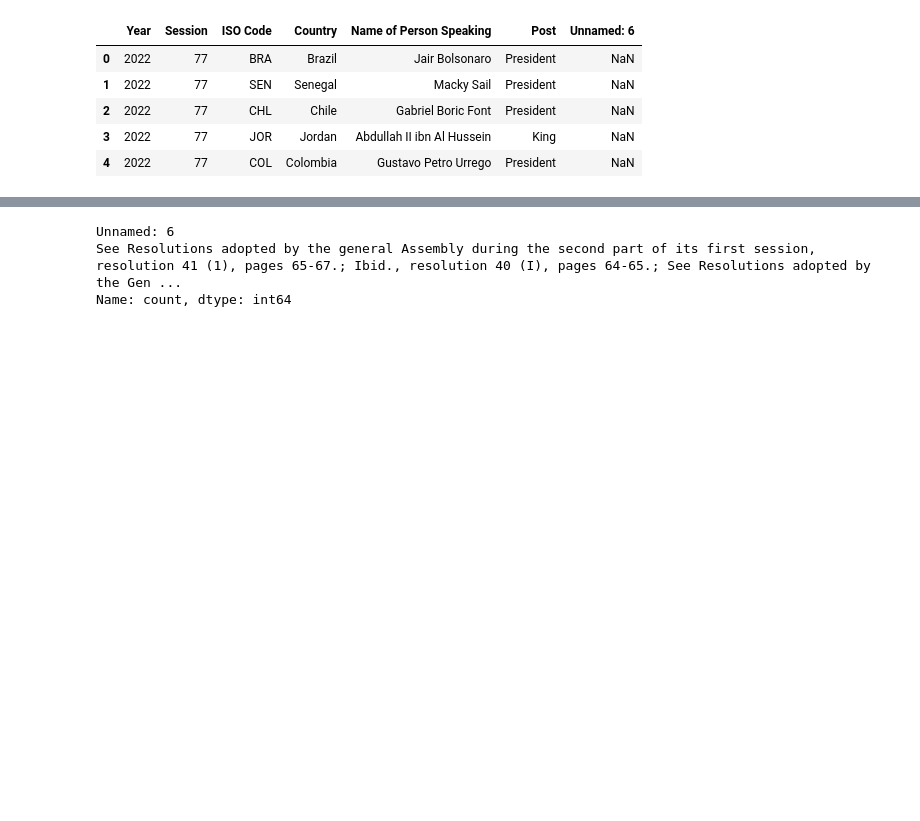
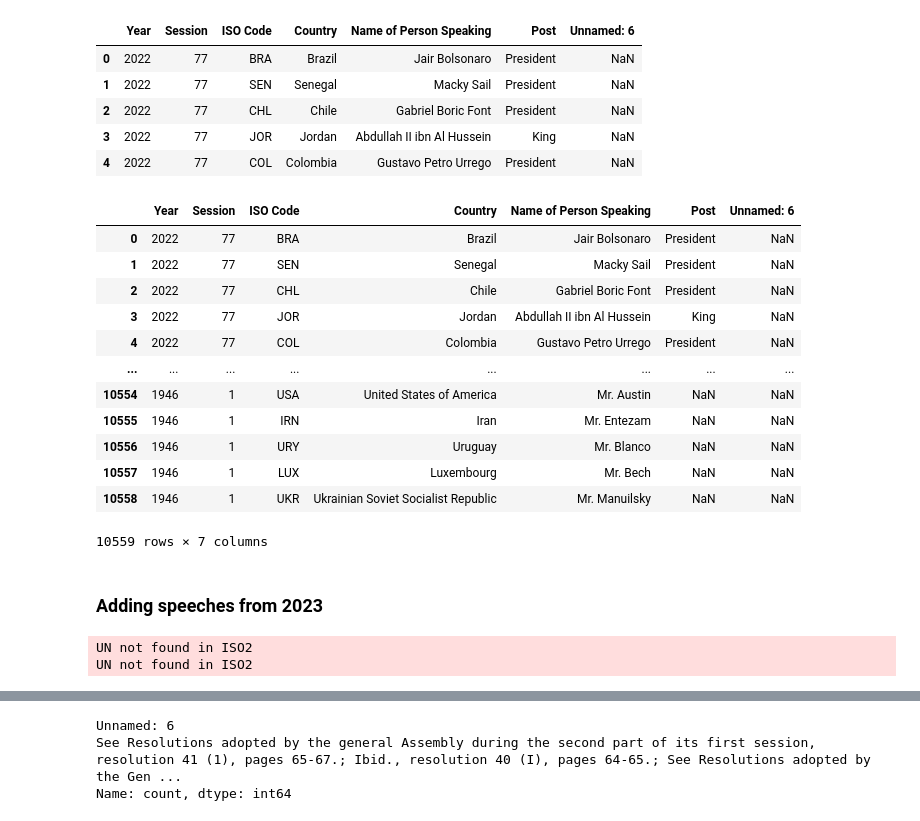
Before and after one commit to grant-TraDA/NLP-2023W, a Jupyter notebook: 13. Mining UNGA debates/project1/solution/metadata/metadata_dataset_preparation.ipynb, the cells around one changed output, grey strips where cells are left out. Saved outputs shown, nothing was run; the diff lists cells and outputs as text; code cells hidden in the pictures; blank space fills up the shorter version.

```diff
--- a/13. Mining UNGA debates/project1/solution/metadata/metadata_dataset_preparation.ipynb
+++ b/13. Mining UNGA debates/project1/solution/metadata/metadata_dataset_preparation.ipynb
@@ -18,3 +21,34 @@ base_metadata.head()
 | 2 | 2022 | 77 | CHL | Chile | Gabriel Boric Font | President | NaN |
 | 3 | 2022 | 77 | JOR | Jordan | Abdullah II ibn Al Hussein | King | NaN |
 | 4 | 2022 | 77 | COL | Colombia | Gustavo Petro Urrego | President | NaN |
+# %%
+base_metadata
+# %% [output]
+|  | Year | Session | ISO Code | Country | Name of Person Speaking | Post | Unnamed: 6 |
+| 0 | 2022 | 77 | BRA | Brazil | Jair Bolsonaro | President | NaN |
+| 1 | 2022 | 77 | SEN | Senegal | Macky Sail | President | NaN |
+| 2 | 2022 | 77 | CHL | Chile | Gabriel Boric Font | President | NaN |
+| 3 | 2022 | 77 | JOR | Jordan | Abdullah II ibn Al Hussein | King | NaN |
+| 4 | 2022 | 77 | COL | Colombia | Gustavo Petro Urrego | President | NaN |
+| ... | ... | ... | ... | ... | ... | ... | ... |
+| 10554 | 1946 | 1 | USA | United States of America | Mr. Austin | NaN | NaN |
+| 10555 | 1946 | 1 | IRN | Iran | Mr. Entezam | NaN | NaN |
+| 10556 | 1946 | 1 | URY | Uruguay | Mr. Blanco | NaN | NaN |
+| 10557 | 1946 | 1 | LUX | Luxembourg | Mr. Bech | NaN | NaN |
+| 10558 | 1946 | 1 | UKR | Ukrainian Soviet Socialist Republic | Mr. Manuilsky | NaN | NaN |
+10559 rows × 7 columns
+# %% [markdown]
+### Adding speeches from 2023
+# %%
+new_speeches = pd.read_csv(os.path.join(METADATA_SOURCES_DIR_PATH, "attributes.csv"))
+new_speeches["iso2"] = new_speeches["pdf_name"].str[:2].str.upper()
+new_speeches["Year"] = 2023
+new_speeches["Session"] = 78
+new_speeches["ISO Code"] = cc.convert(new_speeches["iso2"].tolist(), to="ISO3")
+new_speeches = new_speeches.loc[new_speeches["ISO Code"].notnull()]
+new_speeches["Country"] = cc.convert(new_speeches["iso2"].tolist(), to="name_short")
+new_speeches.rename({"speaker_name": "Name of Person Speaking", "speaker_position": "Post"}, axis=1, inplace=True)
+new_speeches.drop(["pdf_name", "iso2"], axis=1, inplace=True)
+# %% [output]
+UN not found in ISO2
+UN not found in ISO2
```
Also changed, not shown: parts of 22 cells of this notebook, 2 other files.
